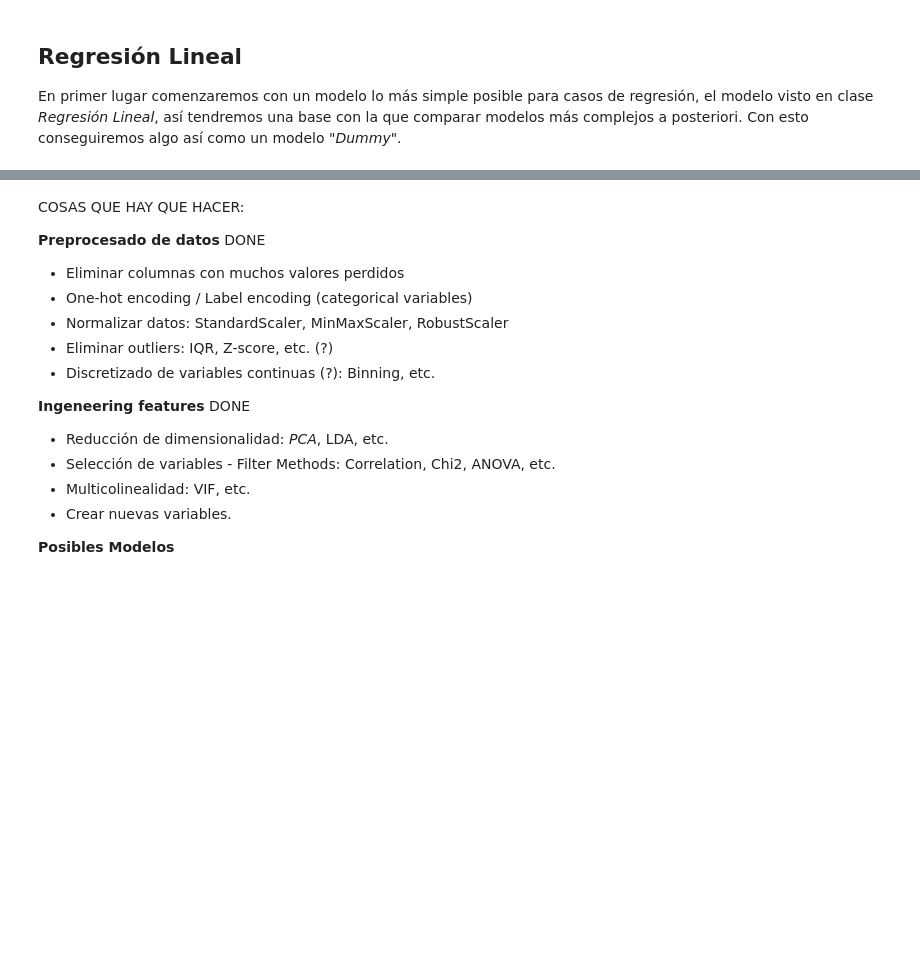
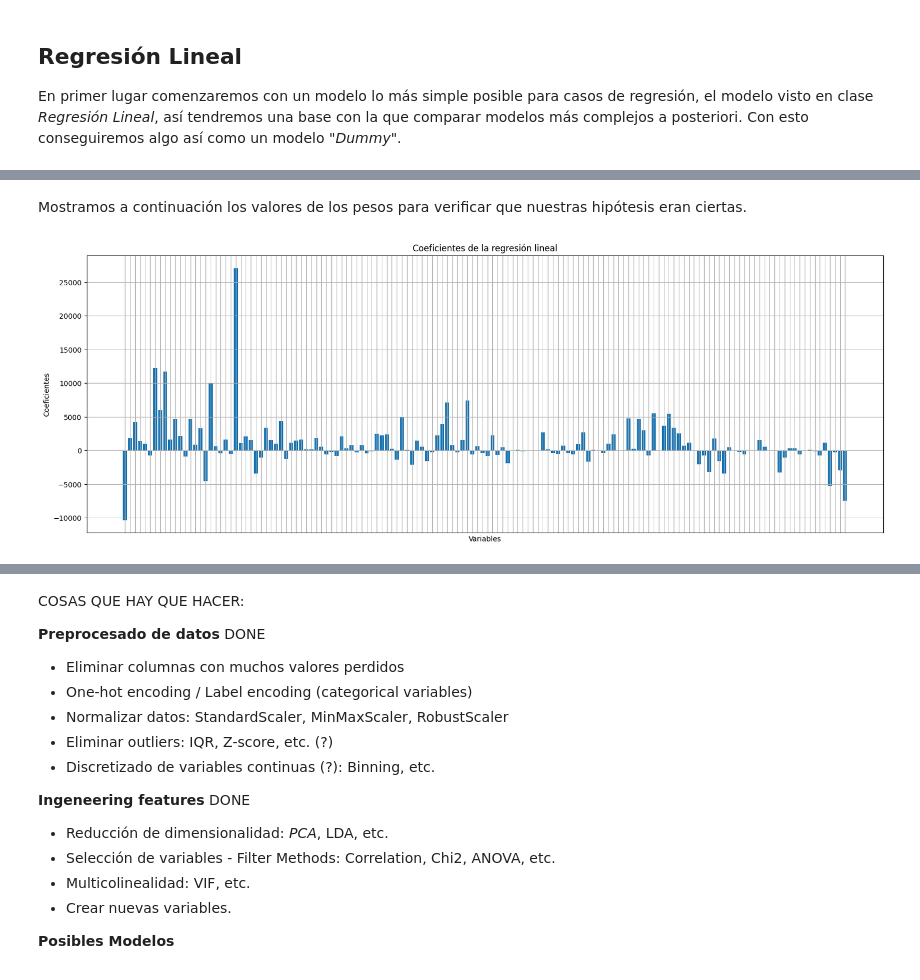
Before and after one commit to miggilcas/iacd_ds_project, a Jupyter notebook: iacd_ds_project.ipynb, the cells around one changed output, grey strips where cells are left out. Cells and saved outputs as stored; diff of their text form; code cells hidden in the pictures; blank space fills up the shorter version.

Commit message:
Linear Regression and Ridge regularization completed

```diff
--- a/iacd_ds_project.ipynb
+++ b/iacd_ds_project.ipynb
@@ -602,0 +828,32 @@ Por lo tanto, vamos a obtener una medida de rendimiento de este modelo usando va
+# %%
+from sklearn.linear_model import Ridge
+ridge = Ridge(alpha=0.1)
+ridge.fit(X_train, y_train)
+y_pred_val = ridge.predict(X_val)
+
+# Calculamos las métricas de rendimiento
+mae = mean_absolute_error(y_val, y_pred_val)
+mse = mean_squared_error(y_val, y_pred_val)
+rmse = np.sqrt(mse)
+r2 = r2_score(y_val, y_pred_val)
+
+# Mostramos las métricas de rendimiento
+print("--CONJUNTO DE VALIDACION--")
+print(" - MAE: ", mae)
+print(" - MSE: ", mse)
+print(" - RMSE: ", rmse)
+print(" - R2: ", r2,"\n")
+
+# Metricas sobre el conjunto de entrenamiento
+y_pred_train = ridge.predict(X_train)
+mae = mean_absolute_error(y_train, y_pred_train)
+mse = mean_squared_error(y_train, y_pred_train)
+rmse = np.sqrt(mse)
+r2 = r2_score(y_train, y_pred_train)
+
+# Mostramos las métricas de rendimiento
+print("--CONJUNTO DE ENTRENAMIENTO--")
+print(" - MAE: ", mae)
+print(" - MSE: ", mse)
+print(" - RMSE: ", rmse)
+print(" - R2: ", r2)
@@ -602,0 +872,14 @@ Por lo tanto, vamos a obtener una medida de rendimiento de este modelo usando va
+# %% [markdown]
+Mostramos a continuación los valores de los pesos para verificar que nuestras hipótesis eran ciertas.
+# %%
+# graficamos los coeficientes
+plt.figure(figsize=(20, 7))
+plt.tick_params(axis='x', which='both', bottom=False, top=False, labelbottom=False)
+plt.bar(X_train.columns, ridge.coef_)
+plt.xlabel('Variables')
+plt.ylabel('Coeficientes')
+plt.title('Coeficientes de la regresión lineal')
+plt.grid()
+plt.show()
+# %% [output]
+[figure, added]
```
Also changed, not shown: parts of 64 cells of this notebook.
